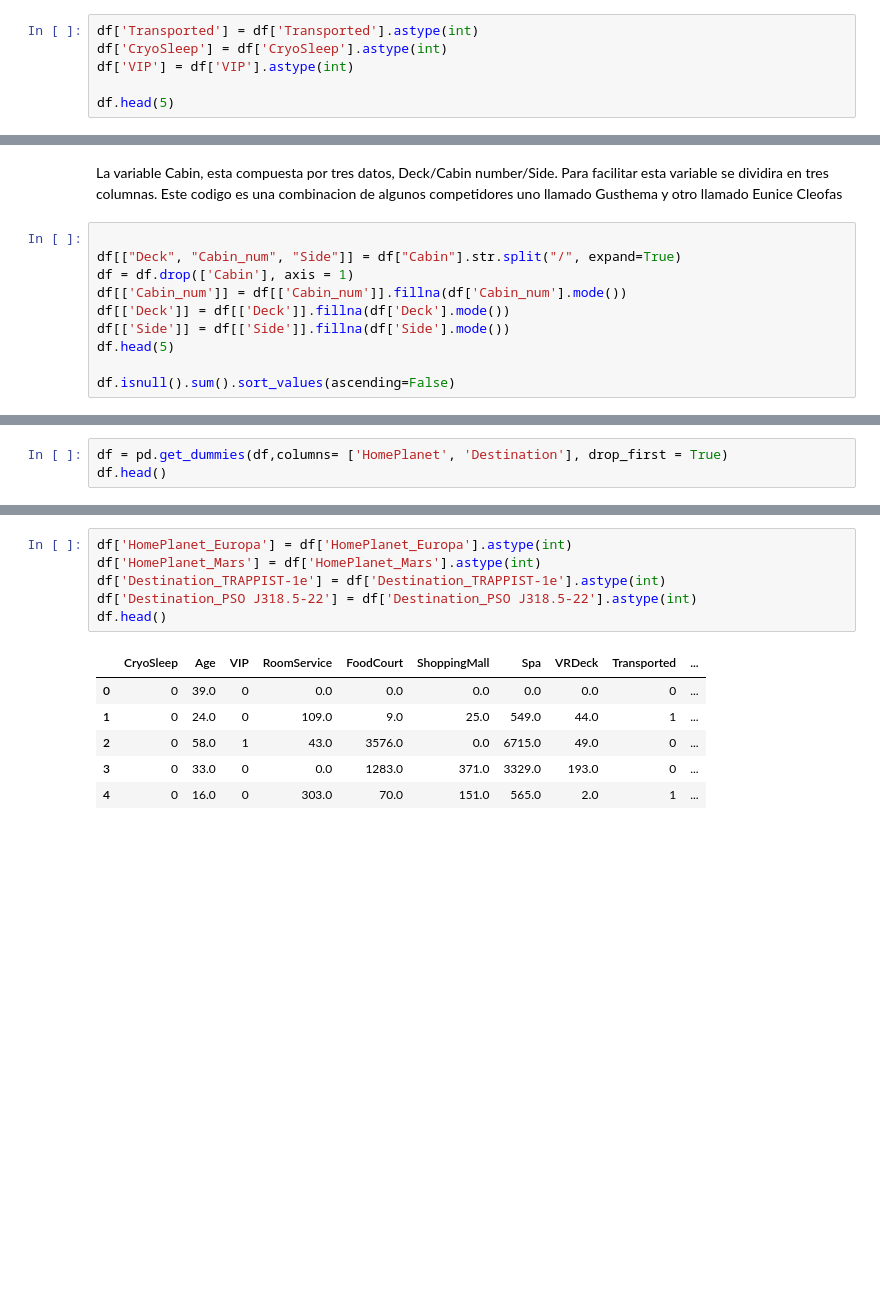
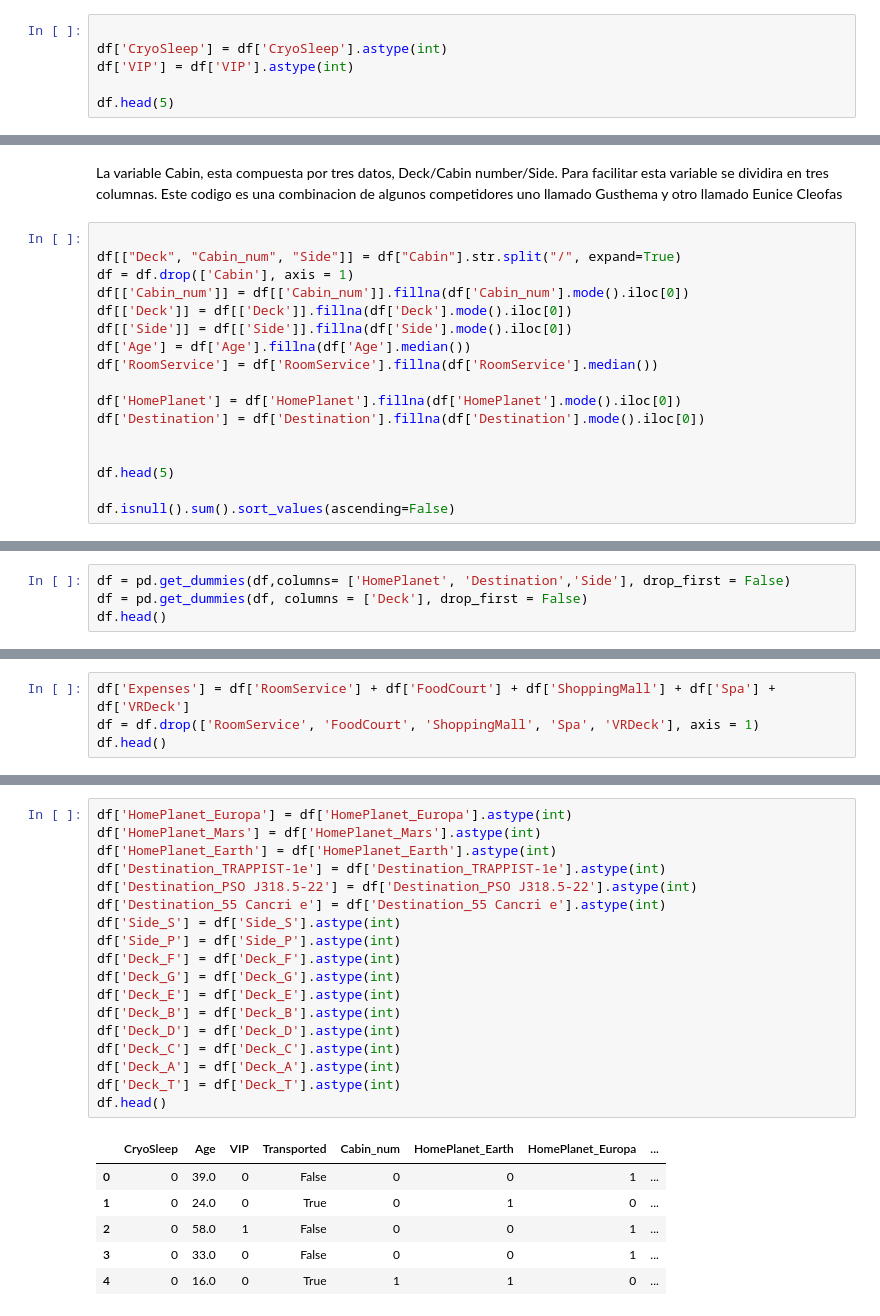
Before and after one commit to hectorcamachoz/Proyecto_2_Inteligenci_Artificial, a Jupyter notebook: Proyecto2_594557.ipynb, the cells around one changed output, grey strips where cells are left out. Drawn from its saved outputs; the diff is of its cells as text; blank space fills up the shorter version.

```diff
--- a/Proyecto2_594557.ipynb
+++ b/Proyecto2_594557.ipynb
@@ -83,7 +73,7 @@ dtype: int64
 # %% [markdown]
 Para evitar problemas con la regresion logistica, necesitamos convertir los datos de object, y los booleanos a variables numericas.
 # %%
-df['Transported'] = df['Transported'].astype(int)
+
 df['CryoSleep'] = df['CryoSleep'].astype(int)
 df['VIP'] = df['VIP'].astype(int)
 
@@ -101,9 +91,16 @@ La variable Cabin, esta compuesta por tres datos, Deck/Cabin number/Side. Para f
 
 df[["Deck", "Cabin_num", "Side"]] = df["Cabin"].str.split("/", expand=True)
 df = df.drop(['Cabin'], axis = 1)
-df[['Cabin_num']] = df[['Cabin_num']].fillna(df['Cabin_num'].mode())
-df[['Deck']] = df[['Deck']].fillna(df['Deck'].mode())
-df[['Side']] = df[['Side']].fillna(df['Side'].mode())
+df[['Cabin_num']] = df[['Cabin_num']].fillna(df['Cabin_num'].mode().iloc[0])
+df[['Deck']] = df[['Deck']].fillna(df['Deck'].mode().iloc[0])
+df[['Side']] = df[['Side']].fillna(df['Side'].mode().iloc[0])
+df['Age'] = df['Age'].fillna(df['Age'].median())
+df['RoomService'] = df['RoomService'].fillna(df['RoomService'].median())
+
+df['HomePlanet'] = df['HomePlanet'].fillna(df['HomePlanet'].mode().iloc[0])
+df['Destination'] = df['Destination'].fillna(df['Destination'].mode().iloc[0])
+
+
 df.head(5)
 
 df.isnull().sum().sort_values(ascending=False)
@@ -129,5 +126,6 @@ Para terminar con la limpieza del dataset, se convertiran las variables HomePlan
 # %%
-df = pd.get_dummies(df,columns= ['HomePlanet', 'Destination'], drop_first = True)
+df = pd.get_dummies(df,columns= ['HomePlanet', 'Destination','Side'], drop_first = False)
+df = pd.get_dummies(df, columns = ['Deck'], drop_first = False)
 df.head()
 # %% [output]
 |  | CryoSleep | Age | VIP | RoomService | FoodCourt | ShoppingMall | Spa | VRDeck | Transported | ... |
@@ -138,0 +140,4 @@ df.head()
+# %%
+df['Expenses'] = df['RoomService'] + df['FoodCourt'] + df['ShoppingMall'] + df['Spa'] + df['VRDeck']
+df = df.drop(['RoomService', 'FoodCourt', 'ShoppingMall', 'Spa', 'VRDeck'], axis = 1)
+df.head()
@@ -139,13 +152,25 @@ df.head()
 # %%
 df['HomePlanet_Europa'] = df['HomePlanet_Europa'].astype(int)
 df['HomePlanet_Mars'] = df['HomePlanet_Mars'].astype(int)
+df['HomePlanet_Earth'] = df['HomePlanet_Earth'].astype(int)
 df['Destination_TRAPPIST-1e'] = df['Destination_TRAPPIST-1e'].astype(int)
 df['Destination_PSO J318.5-22'] = df['Destination_PSO J318.5-22'].astype(int)
+df['Destination_55 Cancri e'] = df['Destination_55 Cancri e'].astype(int)
+df['Side_S'] = df['Side_S'].astype(int)
+df['Side_P'] = df['Side_P'].astype(int)
+df['Deck_F'] = df['Deck_F'].astype(int)
+df['Deck_G'] = df['Deck_G'].astype(int)
+df['Deck_E'] = df['Deck_E'].astype(int)
+df['Deck_B'] = df['Deck_B'].astype(int)
+df['Deck_D'] = df['Deck_D'].astype(int)
+df['Deck_C'] = df['Deck_C'].astype(int)
+df['Deck_A'] = df['Deck_A'].astype(int)
+df['Deck_T'] = df['Deck_T'].astype(int)
 df.head()
 # %% [output]
-|  | CryoSleep | Age | VIP | RoomService | FoodCourt | ShoppingMall | Spa | VRDeck | Transported | ... |
-| 0 | 0 | 39.0 | 0 | 0.0 | 0.0 | 0.0 | 0.0 | 0.0 | 0 | ... |
-| 1 | 0 | 24.0 | 0 | 109.0 | 9.0 | 25.0 | 549.0 | 44.0 | 1 | ... |
-| 2 | 0 | 58.0 | 1 | 43.0 | 3576.0 | 0.0 | 6715.0 | 49.0 | 0 | ... |
-| 3 | 0 | 33.0 | 0 | 0.0 | 1283.0 | 371.0 | 3329.0 | 193.0 | 0 | ... |
-| 4 | 0 | 16.0 | 0 | 303.0 | 70.0 | 151.0 | 565.0 | 2.0 | 1 | ... |
+|  | CryoSleep | Age | VIP | Transported | Cabin_num | HomePlanet_Earth | HomePlanet_Europa | ... |
+| 0 | 0 | 39.0 | 0 | False | 0 | 0 | 1 | ... |
+| 1 | 0 | 24.0 | 0 | True | 0 | 1 | 0 | ... |
+| 2 | 0 | 58.0 | 1 | False | 0 | 0 | 1 | ... |
+| 3 | 0 | 33.0 | 0 | False | 0 | 0 | 1 | ... |
+| 4 | 0 | 16.0 | 0 | True | 1 | 1 | 0 | ... |
```
Also changed, not shown: parts of 32 cells of this notebook.
